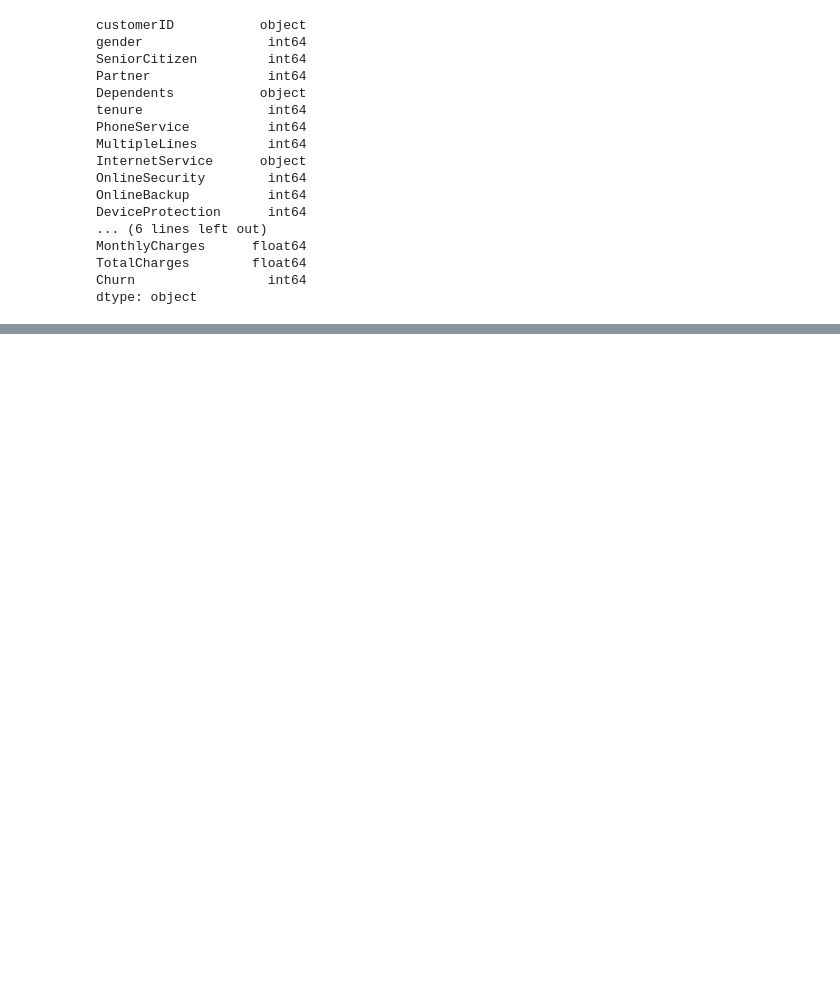
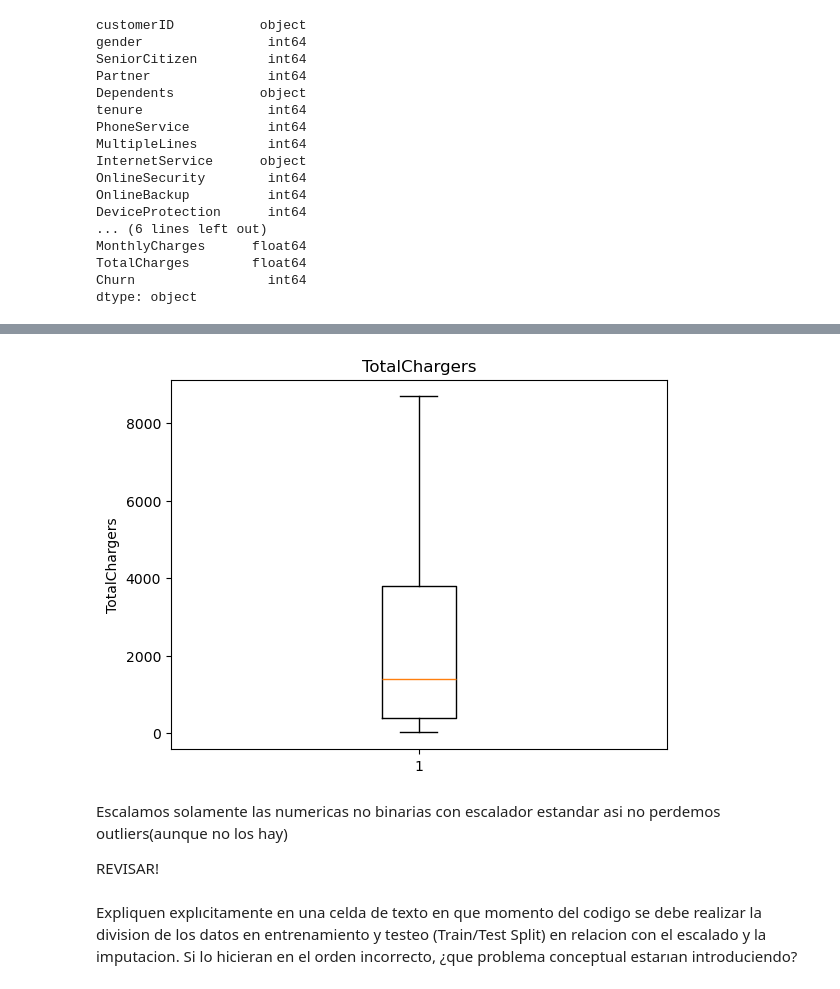
Before and after one commit to maialonso/TP1-TDVI, a Jupyter notebook: TP1-TDVI.ipynb, the cells around one changed output, grey strips where cells are left out. Saved outputs shown, nothing was run; the diff lists cells and outputs as text; code cells hidden in the pictures; blank space fills up the shorter version.

```diff
--- a/TP1-TDVI.ipynb
+++ b/TP1-TDVI.ipynb
@@ -450,0 +453,11 @@ plt.show()
+# %%
+plt.boxplot(churn['TotalCharges'])
+plt.ylabel('TotalChargers')
+plt.title('TotalChargers')
+plt.show()
+# %% [output]
+[figure, added]
+# %% [markdown]
+Escalamos solamente las numericas no binarias con escalador estandar asi no perdemos outliers(aunque no los hay)
+
+REVISAR!
@@ -450,0 +487,3 @@ plt.show()
+# %% [markdown]
+Expliquen explıcitamente en una celda de texto en que momento del codigo se debe realizar la division de los datos en entrenamiento y
+testeo (Train/Test Split) en relacion con el escalado y la imputacion. Si lo hicieran en el orden incorrecto, ¿que problema conceptual estarıan introduciendo?
```
Also changed, not shown: parts of 3 cells of this notebook.
